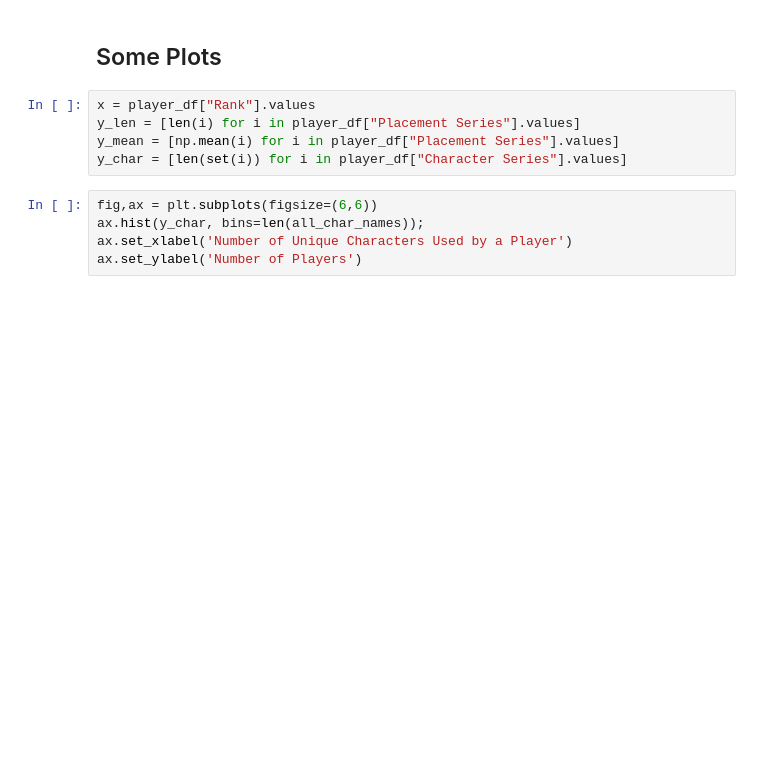
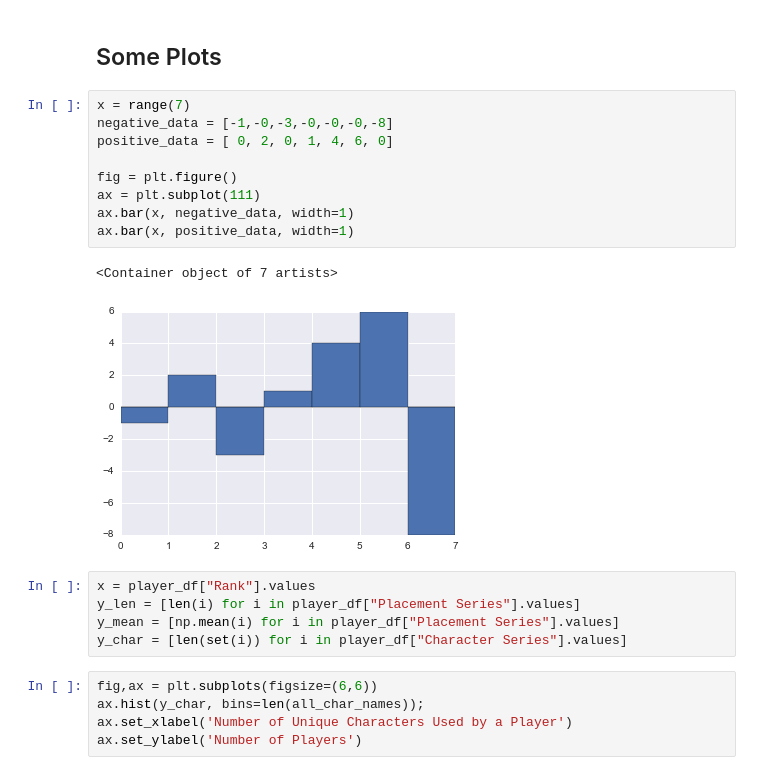
Before and after one commit to meowklaski/CPTAnaly, a Jupyter notebook: Plotting_Data.ipynb, the cells around one changed output. Cells and saved outputs as stored; diff of their text form; blank space fills up the shorter version.

```diff
--- a/Plotting_Data.ipynb
+++ b/Plotting_Data.ipynb
@@ -46,5 +210,17 @@ with open('data/player_DataFrame.pckl', 'rb') as f_:
 # %% [markdown]
 ## Some Plots
+# %%
+x = range(7)
+negative_data = [-1,-0,-3,-0,-0,-0,-8]
+positive_data = [ 0, 2, 0, 1, 4, 6, 0]
+
+fig = plt.figure()
+ax = plt.subplot(111)
+ax.bar(x, negative_data, width=1)
+ax.bar(x, positive_data, width=1)
+# %% [output]
+<Container object of 7 artists>
+[figure, added]
 # %%
 x = player_df["Rank"].values
 y_len = [len(i) for i in player_df["Placement Series"].values]
```
Also changed, not shown: parts of 28 cells of this notebook, 3 other files.
